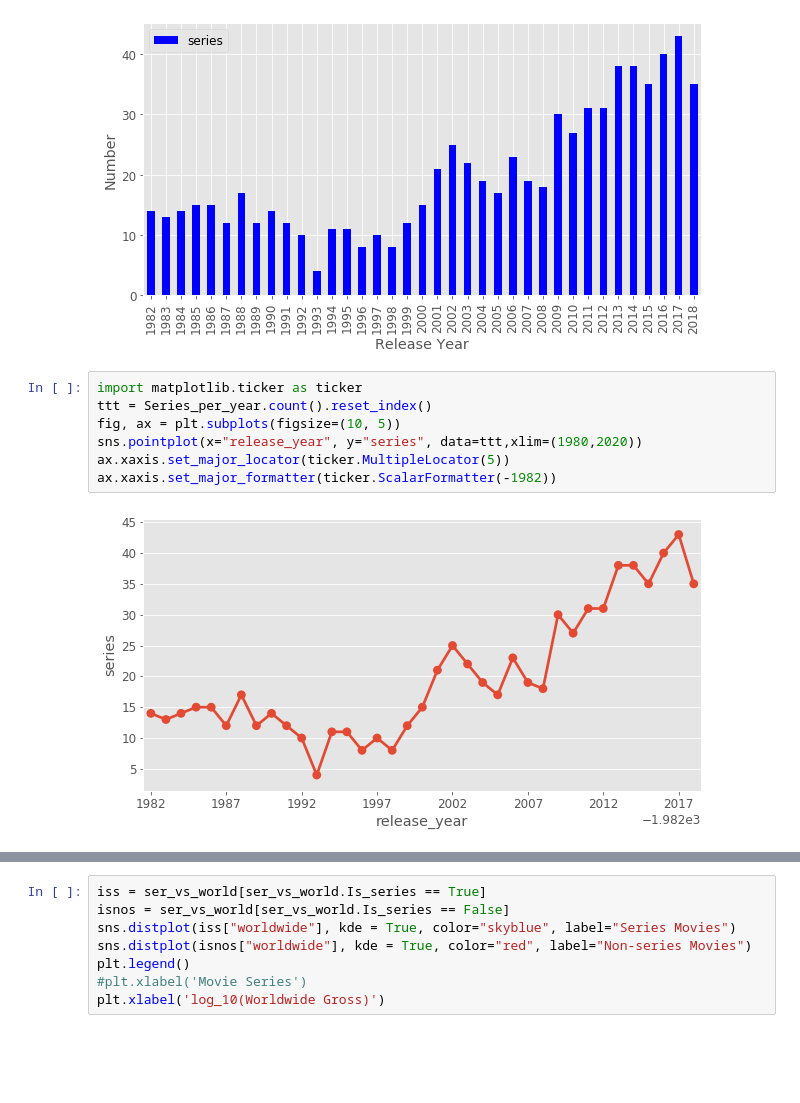
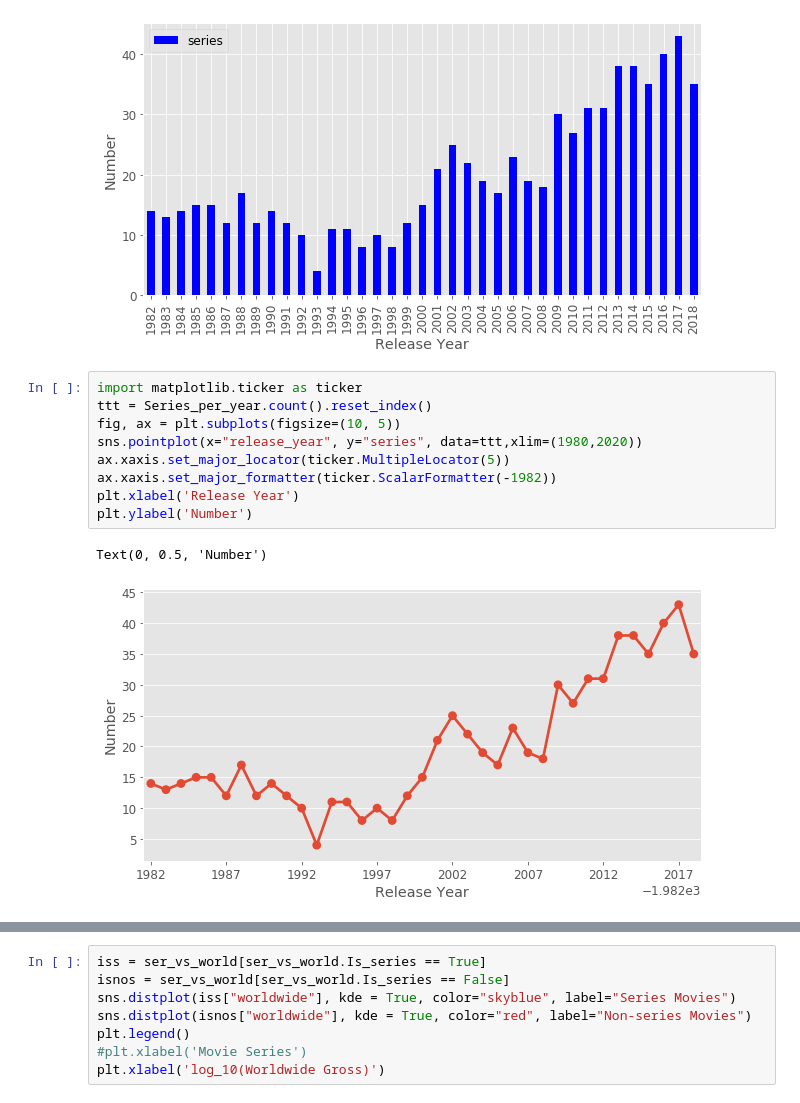
Before and after one commit to ChungHHuang/Web_Scraping_Project, a Jupyter notebook: Test.ipynb, the cells around one changed output, grey strips where cells are left out. Saved outputs shown, nothing was run; the diff lists cells and outputs as text; blank space fills up the shorter version.

```diff
--- a/Test.ipynb
+++ b/Test.ipynb
@@ -66,12 +71,15 @@ Text(0, 0.5, 'Number')
 # %%
 import matplotlib.ticker as ticker
 ttt = Series_per_year.count().reset_index()
 fig, ax = plt.subplots(figsize=(10, 5))
 sns.pointplot(x="release_year", y="series", data=ttt,xlim=(1980,2020))
 ax.xaxis.set_major_locator(ticker.MultipleLocator(5))
 ax.xaxis.set_major_formatter(ticker.ScalarFormatter(-1982))
+plt.xlabel('Release Year')
+plt.ylabel('Number')
 # %% [output]
+Text(0, 0.5, 'Number')
-[figure, old version]
+[figure, new version]
 # %%
 import seaborn as sns
 boxoffice['Is_series'] = boxoffice.series!='No'
```
Also changed, not shown: parts of 12 cells of this notebook, 1 other file.
